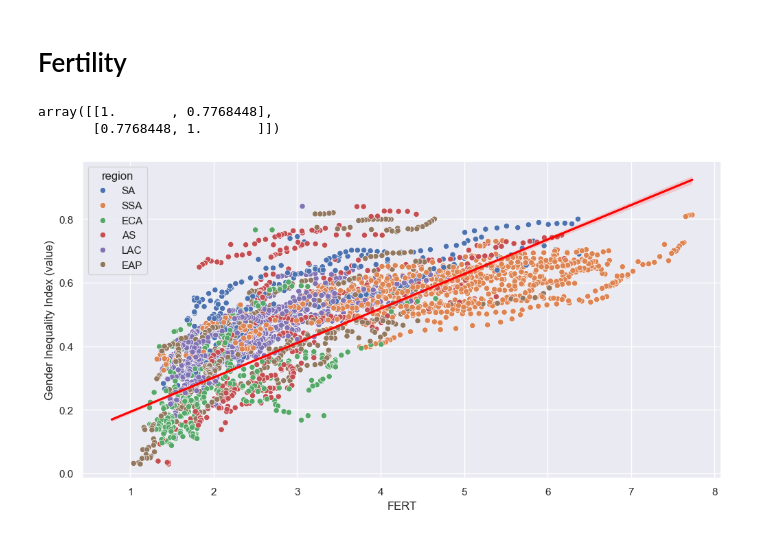
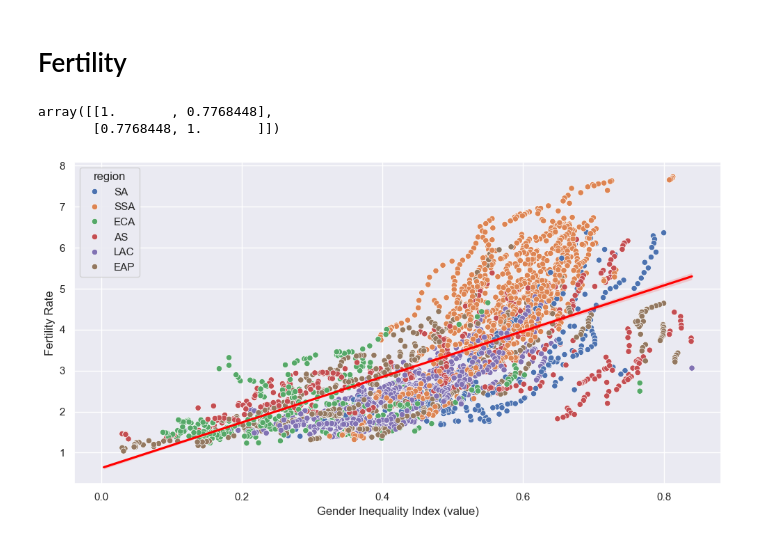
Before and after one commit to gianluca-filesi/Thesis, a Jupyter notebook: v6_birth.ipynb, the cells around one changed output. Cells and saved outputs as stored; diff of their text form; code cells hidden in the pictures.

```diff
--- a/v6_birth.ipynb
+++ b/v6_birth.ipynb
@@ -34,7 +42,8 @@ def Regression(df, independent_vars, dependent_var): # Function to run regressio
     results = mod_fe.fit(cov_type='clustered',cluster_entity=True)
     return results
 # %%
-def plot(df,x,y):
+def plot(df,y,x,name):
     plt.figure(figsize=(12, 6))
     sns.scatterplot(data=df, x=x, y=y,hue='region')
     sns.regplot(data=df, x=x, y=y, scatter=False, color='red', line_kws={"label": "Trend Line"})
+    plt.savefig(image_path + name + '.pdf', dpi=1500, bbox_inches='tight')
@@ -211,10 +218,11 @@ id: 0x137ab9310
 # %% [markdown]
 # Fertility
 # %%
-plot(GII_FER, 'FERT', HDR_idx['gii'])
+plot(GII_FER, 'FERT', HDR_idx['gii'],'GII_FERT')
+plt.ylabel('Fertility Rate')
 np.corrcoef(GII_FER['FERT'], GII_FER[HDR_idx['gii']])
 # %% [output]
 array([[1.       , 0.7768448],
        [0.7768448, 1.       ]])
-[figure, old version]
+[figure, new version]
 # %%
```
Also changed, not shown: parts of 14 cells of this notebook, 5 other files.
